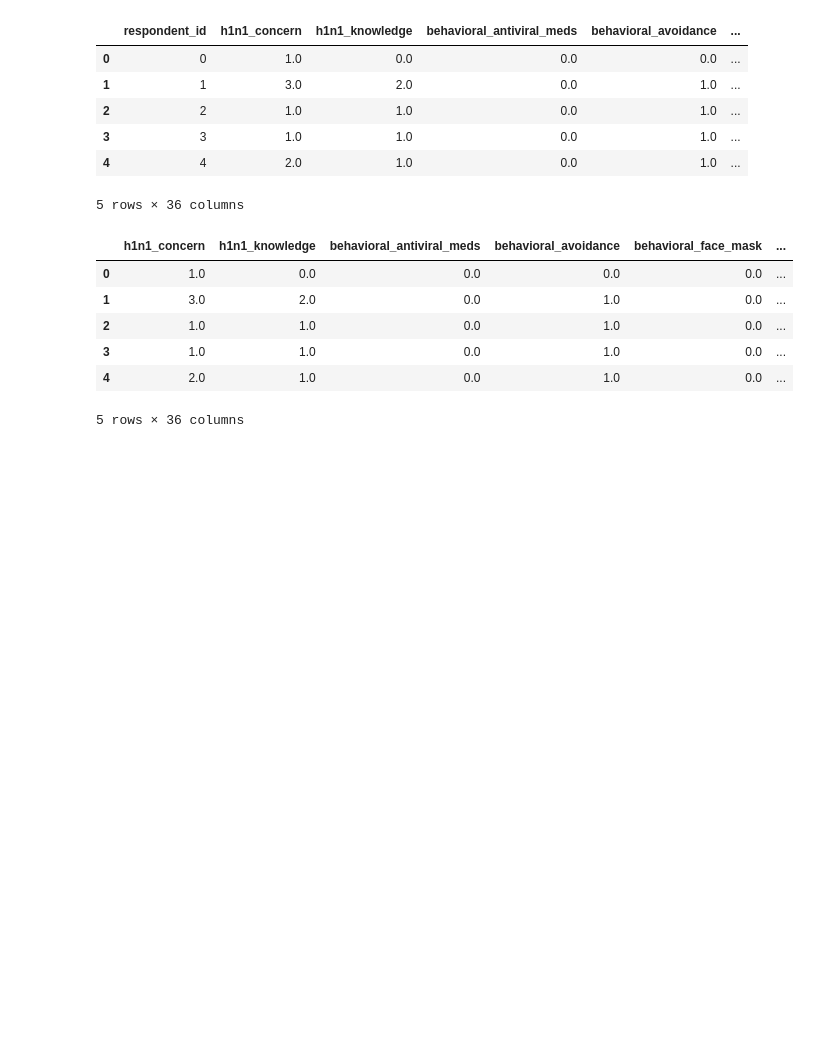
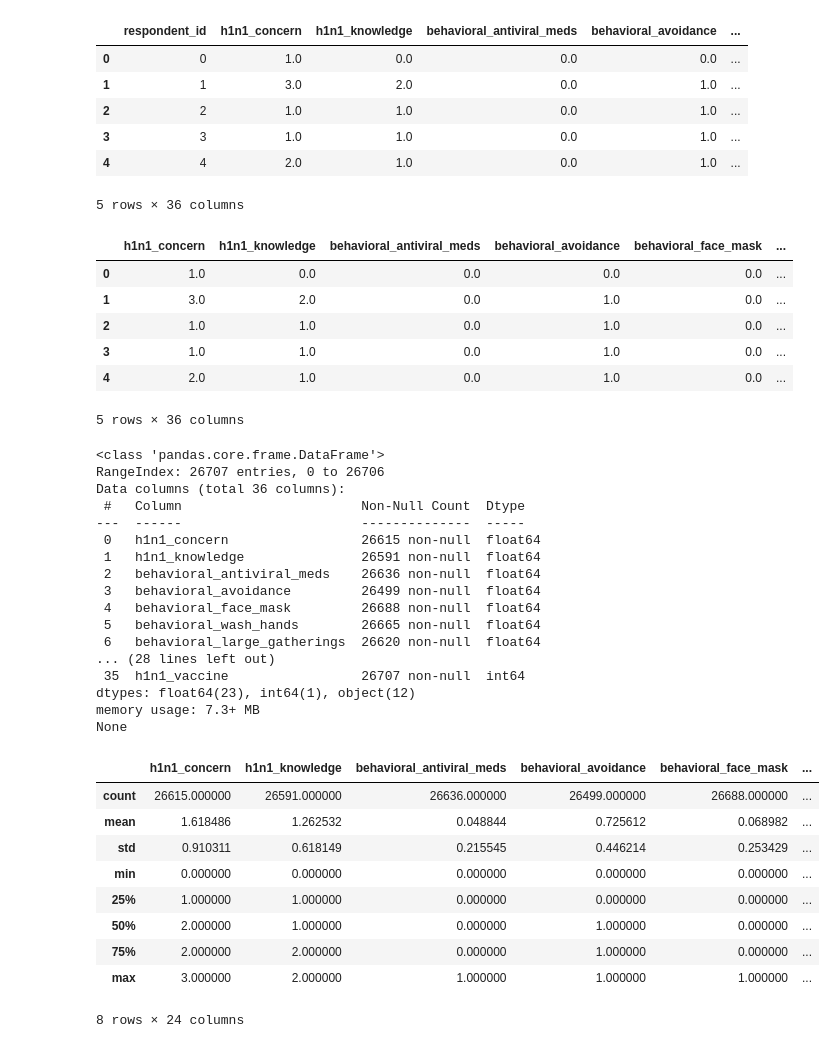
Before and after one commit to abuonodindo2030/H1N1-Classification-Project, a Jupyter notebook: H1N1 Classification Project.ipynb, the cells around one changed output. Drawn from its saved outputs; the diff is of its cells as text; code cells hidden in the pictures; blank space fills up the shorter version.

Commit message:
Create working copy of dataset and inspect structure, size, and summary statistics

```diff
--- a/H1N1 Classification Project.ipynb
+++ b/H1N1 Classification Project.ipynb
@@ -63,3 +63,37 @@ dataset.head()
 | 3 | 1.0 | 1.0 | 0.0 | 1.0 | 0.0 | ... |
 | 4 | 2.0 | 1.0 | 0.0 | 1.0 | 0.0 | ... |
 5 rows × 36 columns
+# %%
+#Inspect the Dataset Structure
+df=dataset.copy()
+print(df.info())
+df.shape
+df.describe()
+# %% [output]
+<class 'pandas.core.frame.DataFrame'>
+RangeIndex: 26707 entries, 0 to 26706
+Data columns (total 36 columns):
+ #   Column                       Non-Null Count  Dtype
+---  ------                       --------------  -----
+ 0   h1n1_concern                 26615 non-null  float64
+ 1   h1n1_knowledge               26591 non-null  float64
+ 2   behavioral_antiviral_meds    26636 non-null  float64
+ 3   behavioral_avoidance         26499 non-null  float64
+ 4   behavioral_face_mask         26688 non-null  float64
+ 5   behavioral_wash_hands        26665 non-null  float64
+ 6   behavioral_large_gatherings  26620 non-null  float64
+... (28 lines left out)
+ 35  h1n1_vaccine                 26707 non-null  int64
+dtypes: float64(23), int64(1), object(12)
+memory usage: 7.3+ MB
+None
+|  | h1n1_concern | h1n1_knowledge | behavioral_antiviral_meds | behavioral_avoidance | behavioral_face_mask | ... |
+| count | 26615.000000 | 26591.000000 | 26636.000000 | 26499.000000 | 26688.000000 | ... |
+| mean | 1.618486 | 1.262532 | 0.048844 | 0.725612 | 0.068982 | ... |
+| std | 0.910311 | 0.618149 | 0.215545 | 0.446214 | 0.253429 | ... |
+| min | 0.000000 | 0.000000 | 0.000000 | 0.000000 | 0.000000 | ... |
+| 25% | 1.000000 | 1.000000 | 0.000000 | 0.000000 | 0.000000 | ... |
+| 50% | 2.000000 | 1.000000 | 0.000000 | 1.000000 | 0.000000 | ... |
+| 75% | 2.000000 | 2.000000 | 0.000000 | 1.000000 | 0.000000 | ... |
+| max | 3.000000 | 2.000000 | 1.000000 | 1.000000 | 1.000000 | ... |
+8 rows × 24 columns
```
